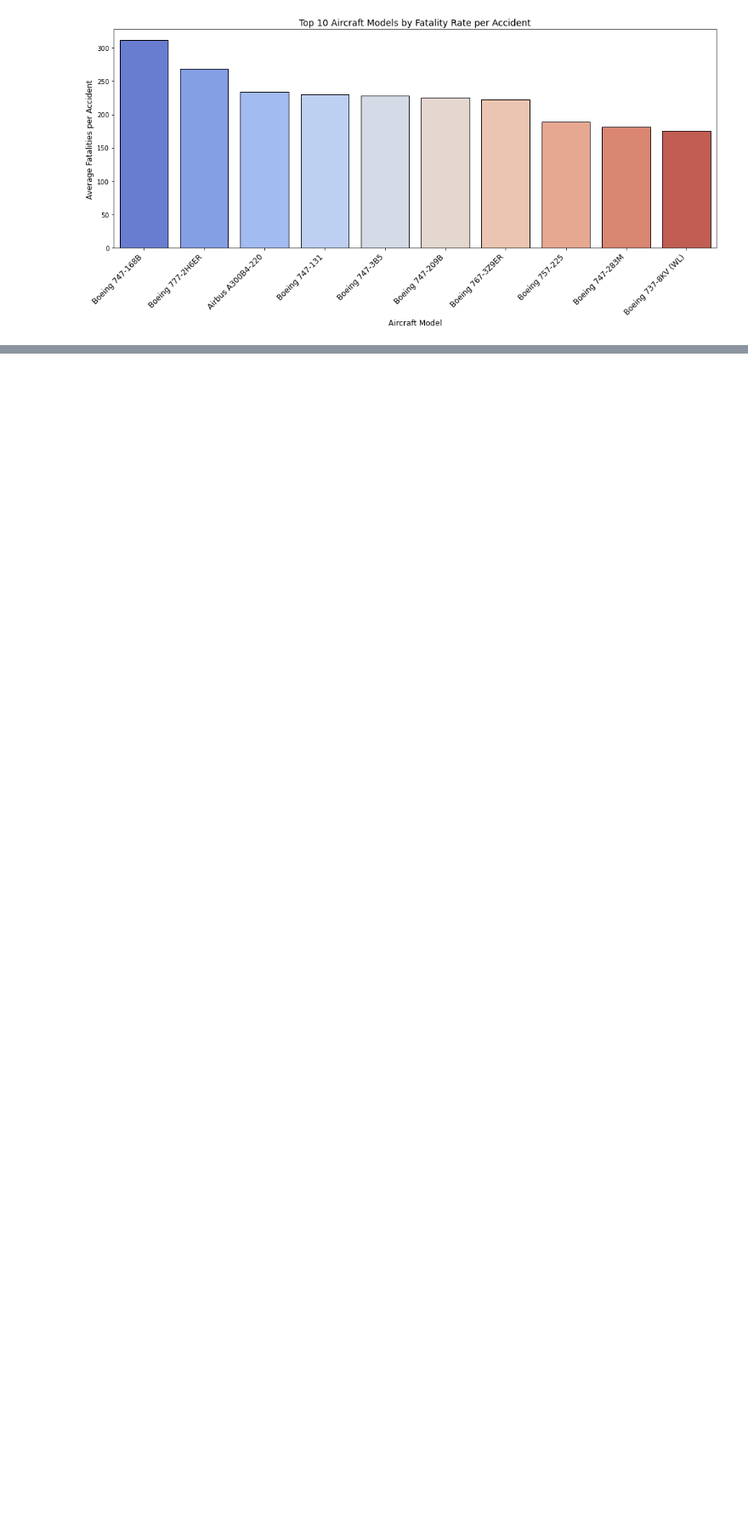
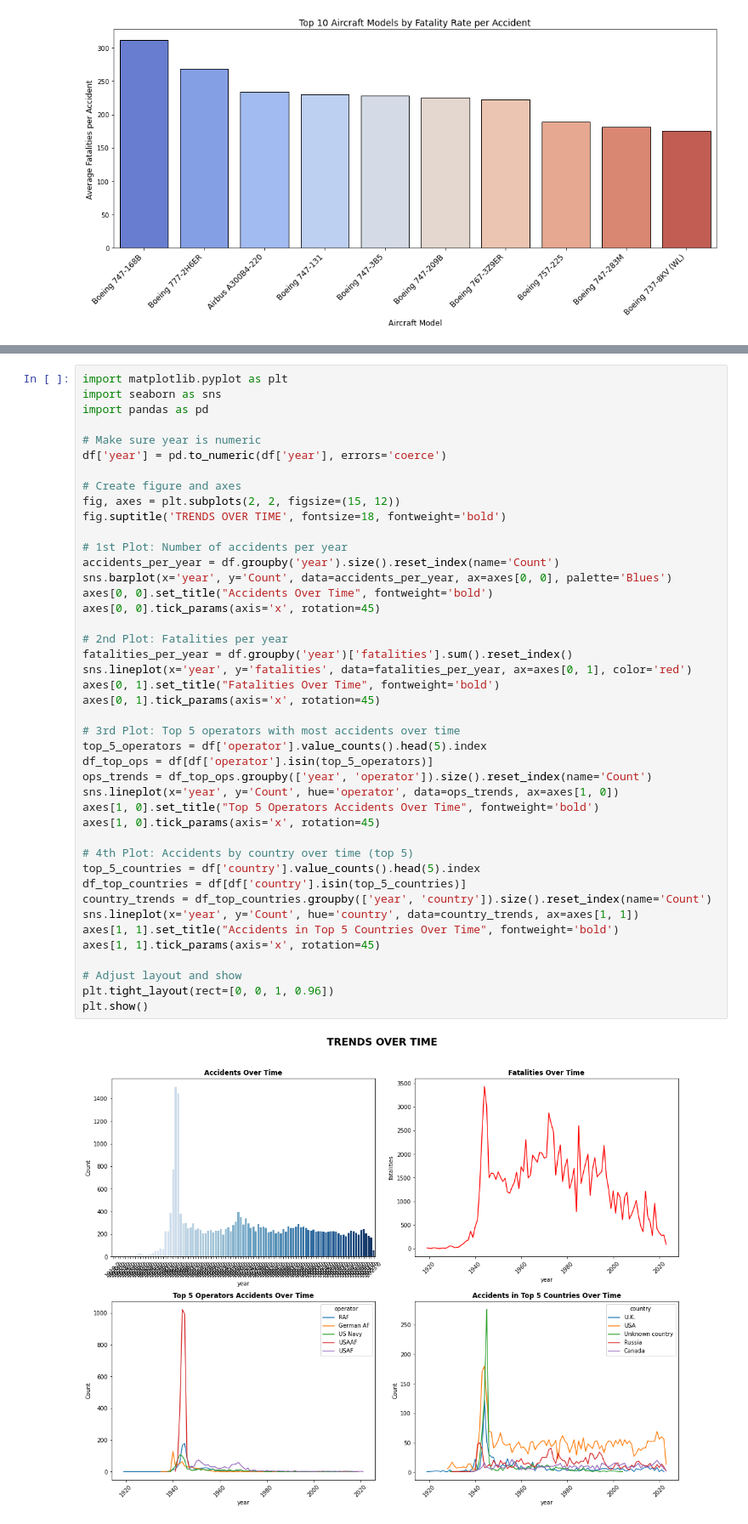
Before and after one commit to benardkariuki/aviation-analysis, a Jupyter notebook: index.ipynb, the cells around one changed output, grey strips where cells are left out. Shown at 85% size. Cells and saved outputs as stored; diff of their text form; blank space fills up the shorter version.

```diff
--- a/index.ipynb
+++ b/index.ipynb
@@ -235,0 +265,45 @@ Douglas C47-A also has significant fatalities (is an older generation model tend
+# %%
+import matplotlib.pyplot as plt
+import seaborn as sns
+import pandas as pd
+
+# Make sure year is numeric
+df['year'] = pd.to_numeric(df['year'], errors='coerce')
+
+# Create figure and axes
+fig, axes = plt.subplots(2, 2, figsize=(15, 12))
+fig.suptitle('TRENDS OVER TIME', fontsize=18, fontweight='bold')
+
+# 1st Plot: Number of accidents per year
+accidents_per_year = df.groupby('year').size().reset_index(name='Count')
+sns.barplot(x='year', y='Count', data=accidents_per_year, ax=axes[0, 0], palette='Blues')
+axes[0, 0].set_title("Accidents Over Time", fontweight='bold')
+axes[0, 0].tick_params(axis='x', rotation=45)
+
+# 2nd Plot: Fatalities per year
+fatalities_per_year = df.groupby('year')['fatalities'].sum().reset_index()
+sns.lineplot(x='year', y='fatalities', data=fatalities_per_year, ax=axes[0, 1], color='red')
+axes[0, 1].set_title("Fatalities Over Time", fontweight='bold')
+axes[0, 1].tick_params(axis='x', rotation=45)
+
+# 3rd Plot: Top 5 operators with most accidents over time
+top_5_operators = df['operator'].value_counts().head(5).index
+df_top_ops = df[df['operator'].isin(top_5_operators)]
+ops_trends = df_top_ops.groupby(['year', 'operator']).size().reset_index(name='Count')
+sns.lineplot(x='year', y='Count', hue='operator', data=ops_trends, ax=axes[1, 0])
+axes[1, 0].set_title("Top 5 Operators Accidents Over Time", fontweight='bold')
+axes[1, 0].tick_params(axis='x', rotation=45)
+
+# 4th Plot: Accidents by country over time (top 5)
+top_5_countries = df['country'].value_counts().head(5).index
+df_top_countries = df[df['country'].isin(top_5_countries)]
+country_trends = df_top_countries.groupby(['year', 'country']).size().reset_index(name='Count')
+sns.lineplot(x='year', y='Count', hue='country', data=country_trends, ax=axes[1, 1])
+axes[1, 1].set_title("Accidents in Top 5 Countries Over Time", fontweight='bold')
+axes[1, 1].tick_params(axis='x', rotation=45)
+
+# Adjust layout and show
+plt.tight_layout(rect=[0, 0, 1, 0.96])
+plt.show()
+# %% [output]
+[figure, added]
```
Also changed, not shown: parts of 7 cells of this notebook.
